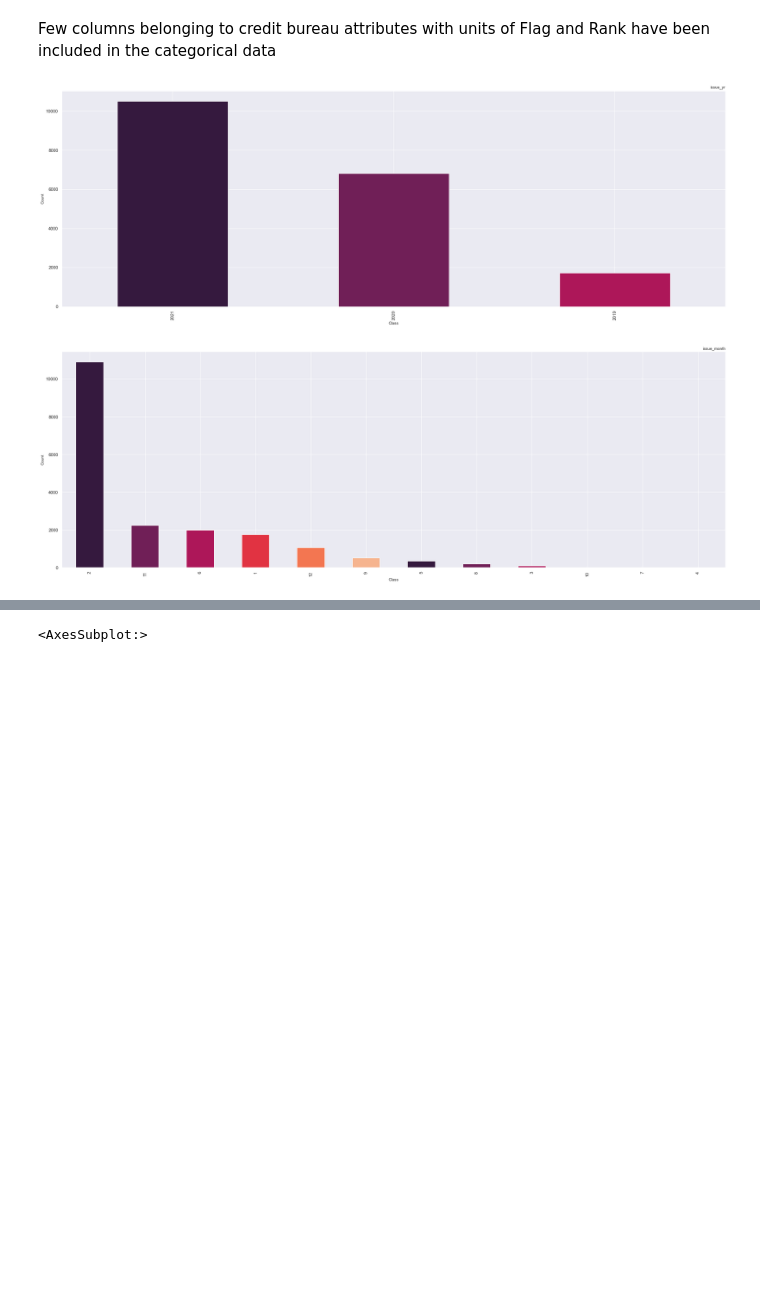
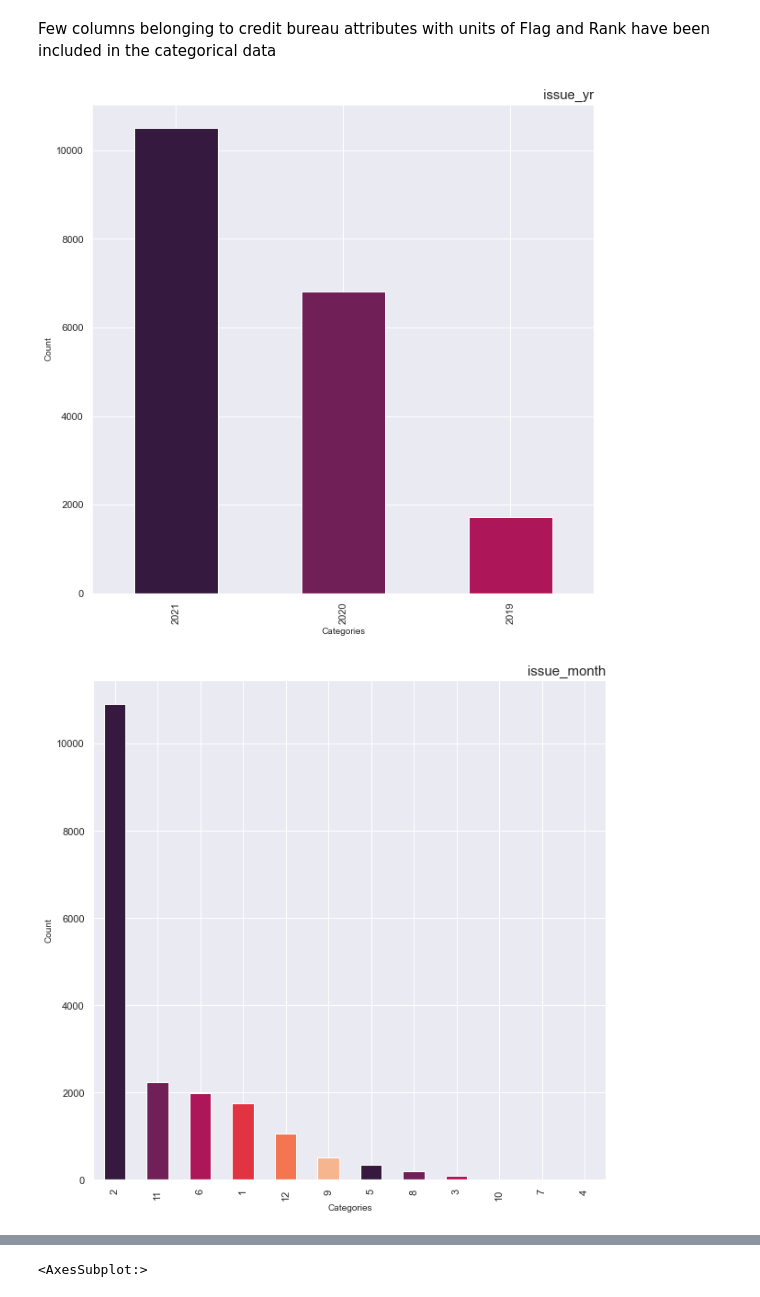
Before and after one commit to madhusanthan/Credit-Fraud-Risk-Model, a Jupyter notebook: EDA.ipynb, the cells around one changed output, grey strips where cells are left out. Cells and saved outputs as stored; diff of their text form; code cells hidden in the pictures; blank space fills up the shorter version.

```diff
--- a/EDA.ipynb
+++ b/EDA.ipynb
@@ -219,7 +217,7 @@ df_credit.NP.value_counts()
 1     1725
 Name: NP, dtype: int64
 # %%
-sns.set(rc={'figure.figsize':(30,10)})
+sns.set(rc={'figure.figsize':(15,10)})
 plt.subplot(1,2,1)
 ax = sns.countplot(df_credit['NP'])
 for p in ax.patches:
@@ -298,14 +296,15 @@ Few columns belonging to credit bureau attributes with units of Flag and Rank ha
 # %%
 categorical_data = master[['issue_yr','issue_month','Quarter','product_term_credit_limit','NP','cash_intent','ALL9950','ALL9951','ALL6310', 'ALL6320','MTF6326']].copy()
 # %%
+sns.set(rc={'figure.figsize':(10,10)})
 for col in categorical_data.columns:
     categorical_data[col].value_counts().plot(kind="bar", color=sns.color_palette("rocket"))
 
-    plt.xlabel("Class", fontsize=10)
+    plt.xlabel("Categories", fontsize=10)
     plt.xticks(rotation=90, horizontalalignment="center")
     plt.ylabel("Count", fontsize=10)
-    plt.title(col, fontsize=10, loc="right")
+    plt.title(col, fontsize=15, loc="right")
     plt.show()
 # %% [output]
-[figure, old version]
+[figure, new version]
-[figure, old version]
+[figure, new version]
```
Also changed, not shown: parts of 3 cells of this notebook.
